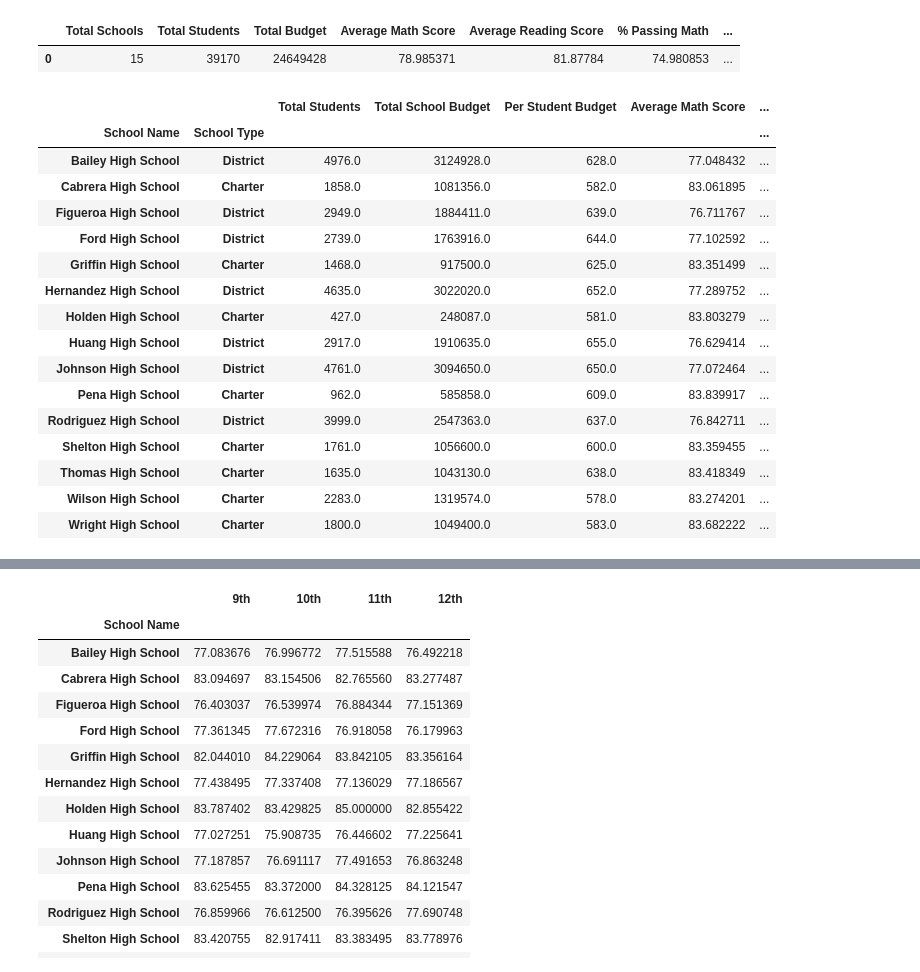
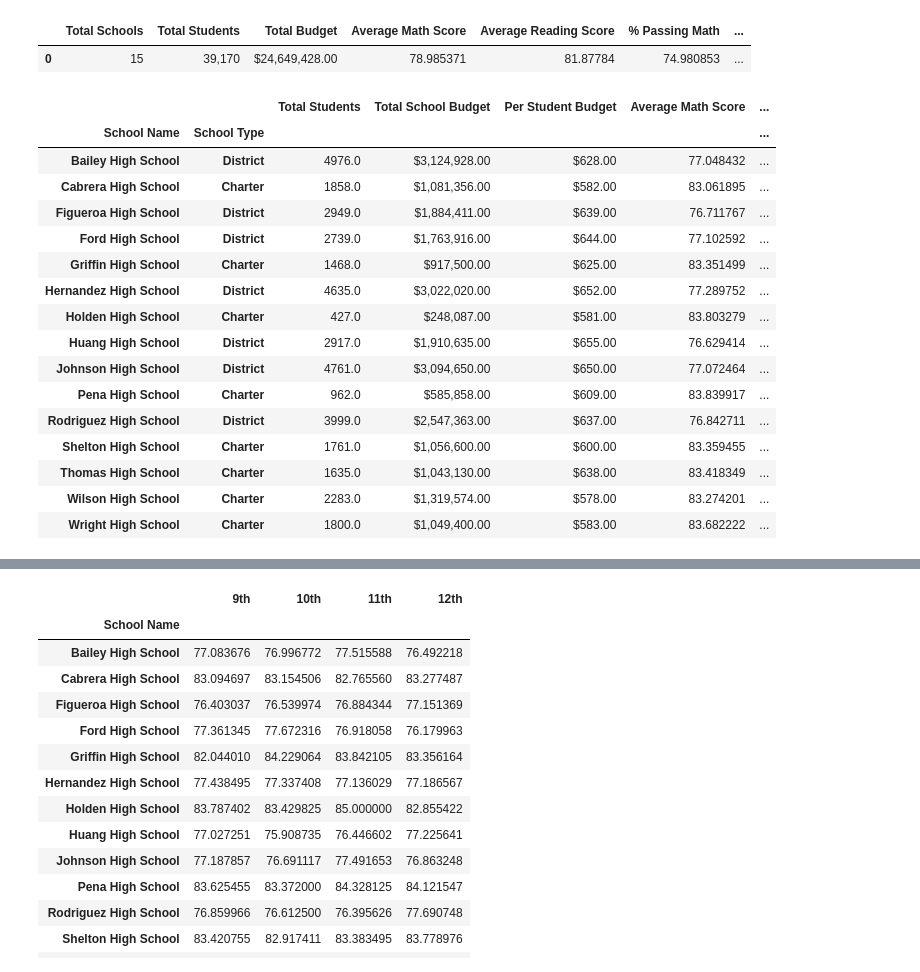
Before and after one commit to JonathanAntia/pandas-challenge, a Jupyter notebook: PyCitySchools/PyCitySchools.ipynb, the cells around one changed output, grey strips where cells are left out. Saved outputs shown, nothing was run; the diff lists cells and outputs as text; code cells hidden in the pictures.

```diff
--- a/PyCitySchools/PyCitySchools.ipynb
+++ b/PyCitySchools/PyCitySchools.ipynb
@@ -64,10 +64,14 @@ district_summary = pd.DataFrame({"Total Schools": [total_schools],
                             "% Passing Reading":[percent_passing_reading],
                             "% Overall Passing":[percent_overall_passing]
                           })
-district_summary
-# %% [output]
-|  | Total Schools | Total Students | Total Budget | Average Math Score | Average Reading Score | % Passing Math | ... |
-| 0 | 15 | 39170 | 24649428 | 78.985371 | 81.87784 | 74.980853 | ... |
+# %%
+# format total students and total budget and print table
+district_summary['Total Students']=district_summary['Total Students'].map('{:,}'.format)
+district_summary['Total Budget']=district_summary['Total Budget'].map('${:,.2f}'.format)
+district_summary
+# %% [output]
+|  | Total Schools | Total Students | Total Budget | Average Math Score | Average Reading Score | % Passing Math | ... |
+| 0 | 15 | 39,170 | $24,649,428.00 | 78.985371 | 81.87784 | 74.980853 | ... |
 # %%
 # Part 2: School Summary
 # %%
@@ -94,25 +98,30 @@ school_summary = renamed_complete_df.loc[:,['School Name','School Type','Total S
 # create a grouped DataFrame by school name
 school_summary = school_summary.groupby(['School Name','School Type'])
 school_summary = school_summary.mean()
-school_summary
-# %% [output]
-|  |  | Total Students | Total School Budget | Per Student Budget | Average Math Score | ... |
-| School Name | School Type |  |  |  |  | ... |
-| Bailey High School | District | 4976.0 | 3124928.0 | 628.0 | 77.048432 | ... |
-| Cabrera High School | Charter | 1858.0 | 1081356.0 | 582.0 | 83.061895 | ... |
-| Figueroa High School | District | 2949.0 | 1884411.0 | 639.0 | 76.711767 | ... |
-| Ford High School | District | 2739.0 | 1763916.0 | 644.0 | 77.102592 | ... |
-| Griffin High School | Charter | 1468.0 | 917500.0 | 625.0 | 83.351499 | ... |
-| Hernandez High School | District | 4635.0 | 3022020.0 | 652.0 | 77.289752 | ... |
-| Holden High School | Charter | 427.0 | 248087.0 | 581.0 | 83.803279 | ... |
-| Huang High School | District | 2917.0 | 1910635.0 | 655.0 | 76.629414 | ... |
-| Johnson High School | District | 4761.0 | 3094650.0 | 650.0 | 77.072464 | ... |
-| Pena High School | Charter | 962.0 | 585858.0 | 609.0 | 83.839917 | ... |
-| Rodriguez High School | District | 3999.0 | 2547363.0 | 637.0 | 76.842711 | ... |
-| Shelton High School | Charter | 1761.0 | 1056600.0 | 600.0 | 83.359455 | ... |
-| Thomas High School | Charter | 1635.0 | 1043130.0 | 638.0 | 83.418349 | ... |
-| Wilson High School | Charter | 2283.0 | 1319574.0 | 578.0 | 83.274201 | ... |
-| Wright High School | Charter | 1800.0 | 1049400.0 | 583.0 | 83.682222 | ... |
+# %%
+# format Total School Budget and Per Student Budget
+school_summary_formatted = school_summary.copy()
+school_summary_formatted['Total School Budget']=school_summary_formatted['Total School Budget'].map('${:,.2f}'.format)
+school_summary_formatted['Per Student Budget']=school_summary_formatted['Per Student Budget'].map('${:,.2f}'.format)
+school_summary_formatted
+# %% [output]
+|  |  | Total Students | Total School Budget | Per Student Budget | Average Math Score | ... |
+| School Name | School Type |  |  |  |  | ... |
+| Bailey High School | District | 4976.0 | $3,124,928.00 | $628.00 | 77.048432 | ... |
+| Cabrera High School | Charter | 1858.0 | $1,081,356.00 | $582.00 | 83.061895 | ... |
+| Figueroa High School | District | 2949.0 | $1,884,411.00 | $639.00 | 76.711767 | ... |
+| Ford High School | District | 2739.0 | $1,763,916.00 | $644.00 | 77.102592 | ... |
+| Griffin High School | Charter | 1468.0 | $917,500.00 | $625.00 | 83.351499 | ... |
+| Hernandez High School | District | 4635.0 | $3,022,020.00 | $652.00 | 77.289752 | ... |
+| Holden High School | Charter | 427.0 | $248,087.00 | $581.00 | 83.803279 | ... |
+| Huang High School | District | 2917.0 | $1,910,635.00 | $655.00 | 76.629414 | ... |
+| Johnson High School | District | 4761.0 | $3,094,650.00 | $650.00 | 77.072464 | ... |
+| Pena High School | Charter | 962.0 | $585,858.00 | $609.00 | 83.839917 | ... |
+| Rodriguez High School | District | 3999.0 | $2,547,363.00 | $637.00 | 76.842711 | ... |
+| Shelton High School | Charter | 1761.0 | $1,056,600.00 | $600.00 | 83.359455 | ... |
+| Thomas High School | Charter | 1635.0 | $1,043,130.00 | $638.00 | 83.418349 | ... |
+| Wilson High School | Charter | 2283.0 | $1,319,574.00 | $578.00 | 83.274201 | ... |
+| Wright High School | Charter | 1800.0 | $1,049,400.00 | $583.00 | 83.682222 | ... |
 # %%
 # Part 3: Top Performing Schools (By % Overall Passing)
 # %%
```
Also changed, not shown: parts of 8 cells of this notebook.
